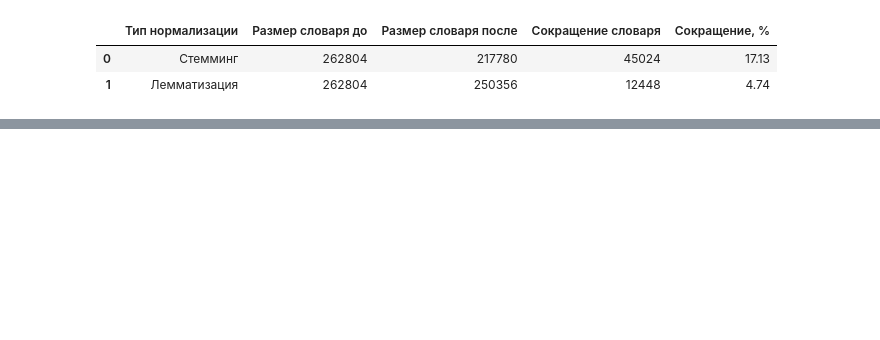
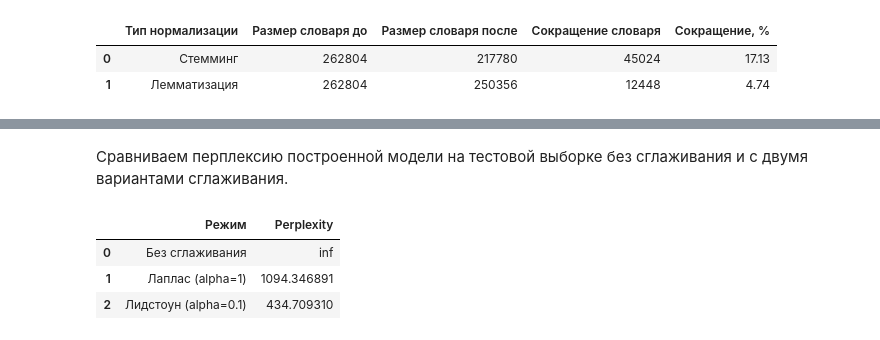
Before and after one commit to EgorChernov5/ITMO_SECS_TEXT_ANALYSIS_2026, a Jupyter notebook: Решения/lab1.ipynb, the cells around one changed output, grey strips where cells are left out. Cells and saved outputs as stored; diff of their text form; code cells hidden in the pictures; blank space fills up the shorter version.

```diff
--- a/Решения/lab1.ipynb
+++ b/Решения/lab1.ipynb
@@ -514,0 +621,25 @@ clean_test_df = clean_text_df(test_df)
+# %%
+# Очищаем тестовую выборку тем же конвейером, который был обучен на Train.
+processed_test_df = clean_text_df(test_df)
+token_pattern = re.compile(
+    r"<s>|</s>|\[[A-Z_]+\]|[A-Za-z]+(?:'[A-Za-z]+)?|[.,!?;:]"
+)
+
+# Токенизируем Train и Test, сохраняя технические токены и знаки пунктуации.
+train_tokenized_texts = [
+    [
+        token if token.startswith(("[", "<")) else token.lower()
+        for token in token_pattern.findall(text)
+    ]
+    for text in processed_train_df["text"]
+]
+test_tokenized_texts = [
+    [
+        token if token.startswith(("[", "<")) else token.lower()
+        for token in token_pattern.findall(text)
+    ]
+    for text in processed_test_df["text"]
+]
+
+print("Количество обучающих текстов:", len(train_tokenized_texts))
+print("Пример токенизации:", train_tokenized_texts[0][:20])
@@ -514,0 +800,24 @@ clean_test_df = clean_text_df(test_df)
+# %% [markdown]
+Сравниваем перплексию построенной модели на тестовой выборке без сглаживания и с двумя вариантами сглаживания.
+# %%
+# Сопоставляем базовую модель с методами Лапласа и Лидстоуна.
+perplexity_results_df = pd.DataFrame(
+    [
+        ("Без сглаживания", calculate_perplexity(test_model_texts)),
+        (
+            "Лаплас (alpha=1)",
+            calculate_perplexity(test_model_texts, "laplace"),
+        ),
+        (
+            "Лидстоун (alpha=0.1)",
+            calculate_perplexity(test_model_texts, "lidstone", 0.1),
+        ),
+    ],
+    columns=["Режим", "Perplexity"],
+)
+display(perplexity_results_df)
+# %% [output]
+|  | Режим | Perplexity |
+| 0 | Без сглаживания | inf |
+| 1 | Лаплас (alpha=1) | 1094.346891 |
+| 2 | Лидстоун (alpha=0.1) | 434.709310 |
```
Also changed, not shown: parts of 25 cells of this notebook.
